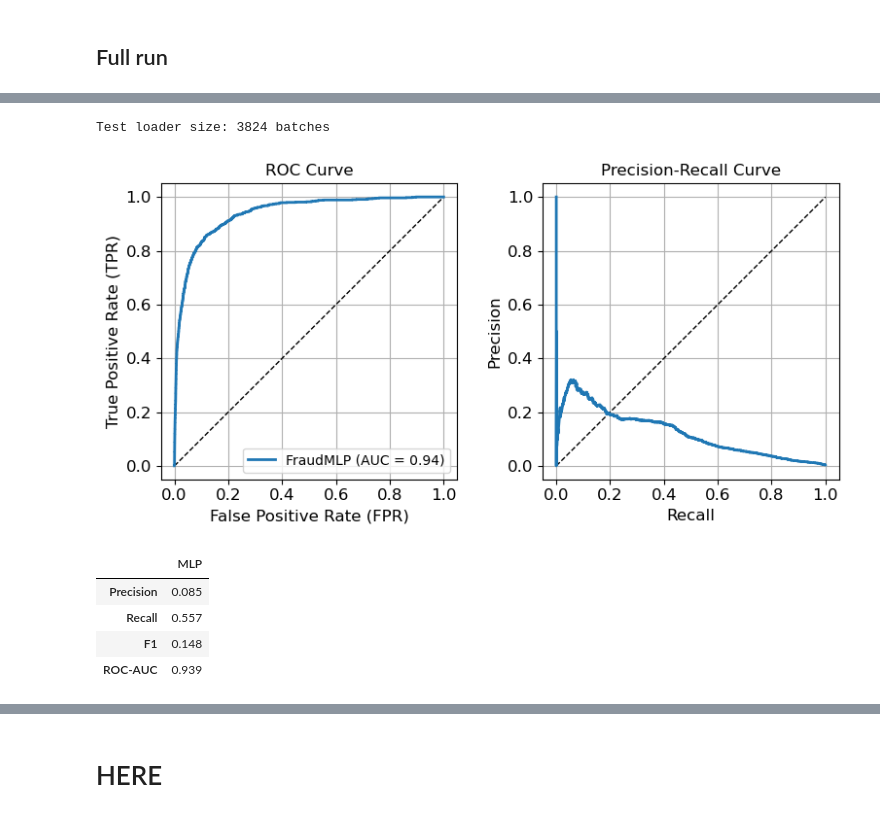
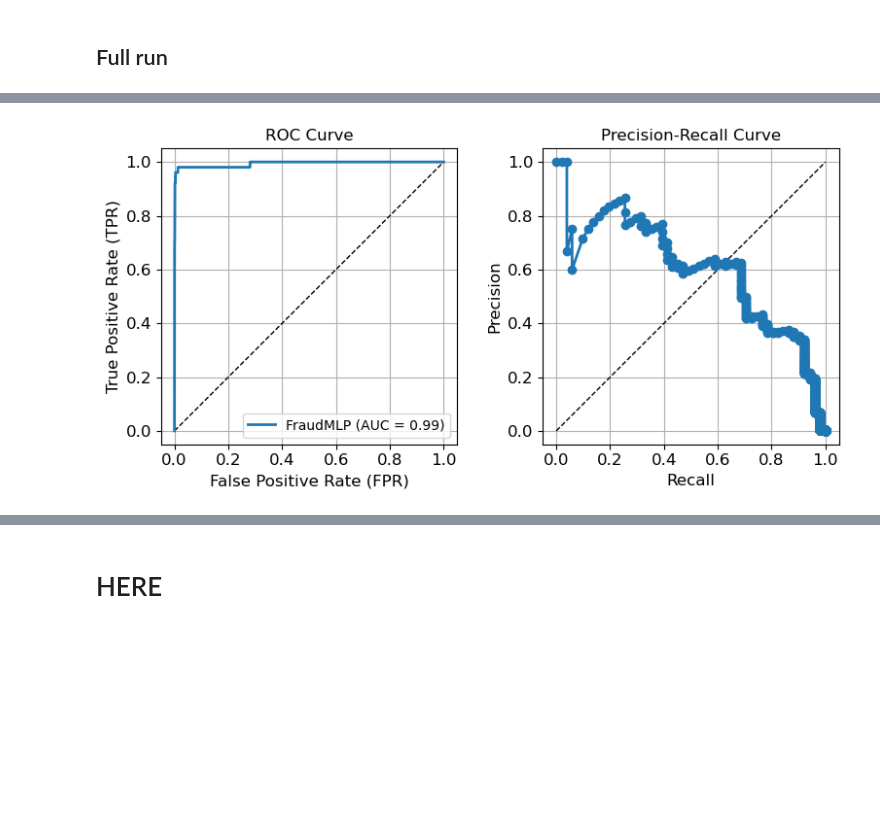
Before and after one commit to elohimfr/algo_assurance, a Jupyter notebook: PytorchMLP.ipynb, the cells around one changed output, grey strips where cells are left out. Drawn from its saved outputs; the diff is of its cells as text; code cells hidden in the pictures; blank space fills up the shorter version.

```diff
--- a/PytorchMLP.ipynb
+++ b/PytorchMLP.ipynb
@@ -1470,7 +1879,7 @@ y_pred = (y_pred_prob >= 0.5).astype(int)
 
 # # Compute metrics
 metric={}
-metrics['mlp'] = {
+metrics = {
         'recall_score': recall_score(y_test, y_pred),
         'precision_score': precision_score(y_test, y_pred),
         'f1_score': f1_score(y_test, y_pred),
@@ -1537,4 +1982,4 @@ BinaryMLP(
 # %%
-%%time
-# Train model
-train_mlp(model, X_train, y_train)
+# %%time
+# # Train model
+# train_mlp(model, X_train, y_train)
@@ -1556,33 +1986,40 @@ Wall time: 5.98 s
+# %%
+def evaluate_model(model, X_test, y_test):
+    ''' Evaluate the model and return metrics obtained. '''
+
+    # Predictions
+    # if model[0] == 'mlp':
+        # pred, pred_prob = test_mlp(model[1], X_test, y_test)
+    # else:
+        # pred, pred_prob = model[1].predict(X_test), model[1].predict_proba(X_test)[:, 1]
+    pred, pred_prob = model.predict(X_test), model.predict_proba(X_test)[:, 1]
+
+    # Metrics
+    metrics = {
+        'recall_score': recall_score(y_test, pred),
+        'precision_score': precision_score(y_test, pred),
+        'f1_score': f1_score(y_test, pred),
+        'precision_recall_curve': precision_recall_curve(y_test, pred_prob),
+        'roc_auc_score': roc_auc_score(y_test, pred_prob),
+        'roc_curve': roc_curve(y_test, pred_prob)
+    }
+
+    return metrics
 # %%
 # Evaluate model
-metrics = evaluate_mlp(model, X_test, y_test)
+metrics = evaluate_model(model, X_test, y_test)
-# %% [output]
-Test loader size: 3824 batches
-# %%
-fig, ax = plt.subplots(1, 2, figsize=(8, 4))
-
-# ROC curve
-plot_roc_curve(metrics['roc_curve'], metrics['roc_auc_score'], model_name='FraudMLP', color='C'+str(0), ax=ax[0])
-# PR curve
-plot_precision_recall_curve(metrics['precision_recall_curve'], color='C'+str(0), ax=ax[1])
-
-ax[0].set_aspect('equal')
-ax[1].set_aspect('equal')
-
-# plt.savefig(fig_folder+'roc_pr_curve.png', dpi=300)
-plt.show()
-# %% [output]
-[figure, removed]
-# %%
-models_metrics=[]
-models_metrics.append([metrics['precision_score'],
-                       metrics['recall_score'],
-                       metrics['f1_score'],
-                       metrics['roc_auc_score']])
-pd.DataFrame(models_metrics, columns=['Precision', 'Recall', 'F1', 'ROC-AUC'], index=['MLP']).round(3).T
-# %% [output]
-|  | MLP |
-| Precision | 0.085 |
-| Recall | 0.557 |
-| F1 | 0.148 |
-| ROC-AUC | 0.939 |
+# %%
+fig, ax = plt.subplots(1, 2, figsize=(8, 4))
+
+# ROC curve
+plot_roc_curve(metrics['roc_curve'], metrics['roc_auc_score'], model_name='FraudMLP', color='C'+str(0), ax=ax[0])
+# PR curve
+plot_precision_recall_curve(metrics['precision_recall_curve'], color='C'+str(0), ax=ax[1], marker='o')
+
+ax[0].set_aspect('equal')
+ax[1].set_aspect('equal')
+
+# plt.savefig(fig_folder+'roc_pr_curve.png', dpi=300)
+plt.show()
+# %% [output]
+[figure, added]
```
Also changed, not shown: parts of 44 cells of this notebook, 5 other files.
